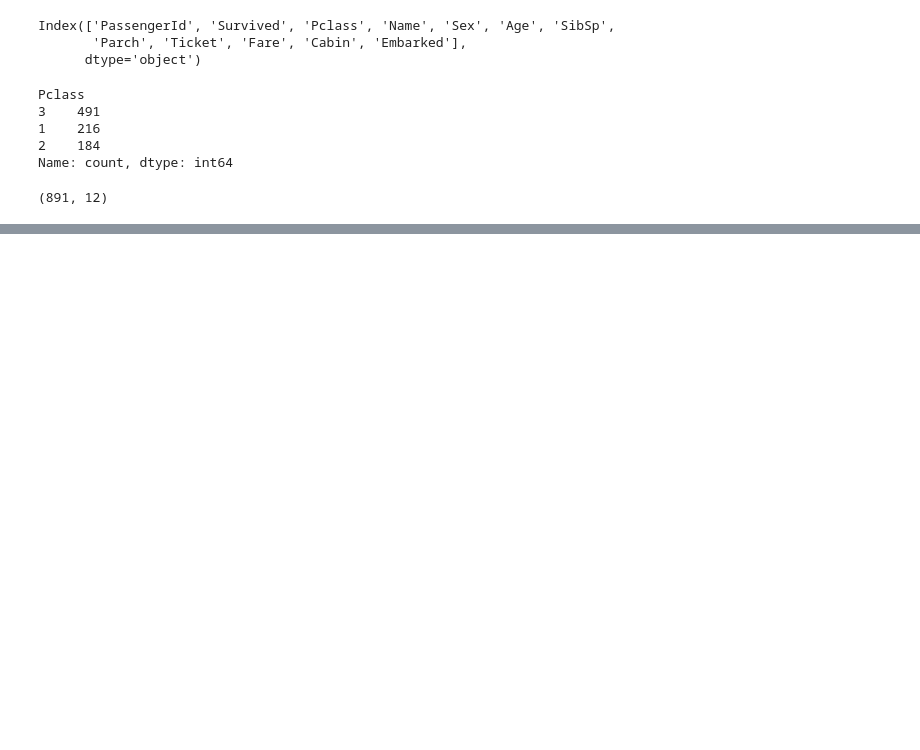
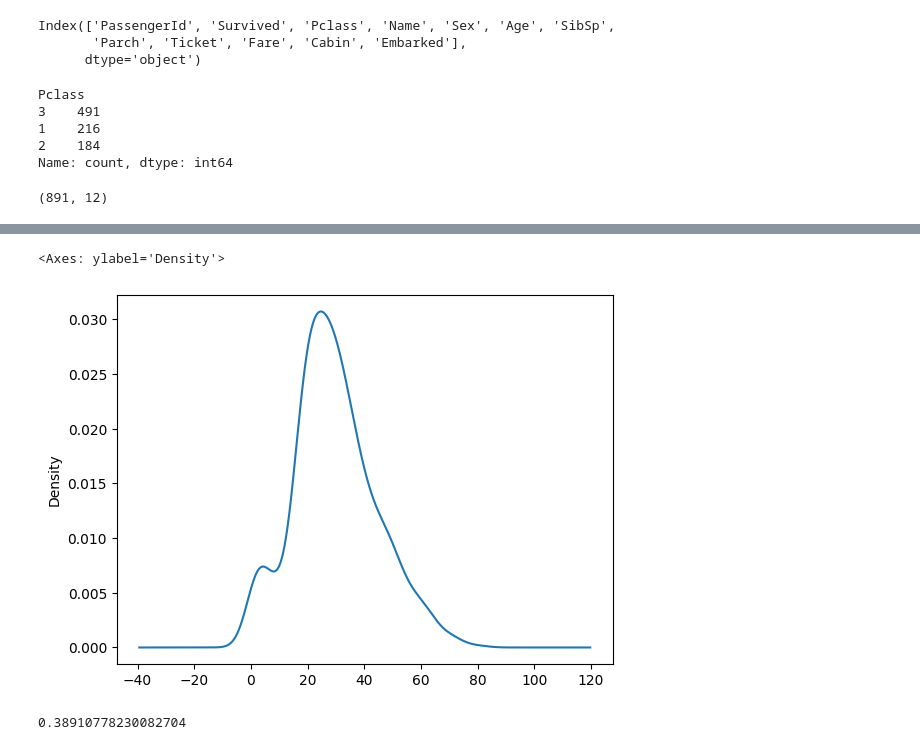
Before and after one commit to AgentAhmed/EDA_Titanic, a Jupyter notebook: EDA_titanic.ipynb, the cells around one changed output, grey strips where cells are left out. Drawn from its saved outputs; the diff is of its cells as text; code cells hidden in the pictures; blank space fills up the shorter version.

```diff
--- a/EDA_titanic.ipynb
+++ b/EDA_titanic.ipynb
@@ -44,0 +101,9 @@ df.shape
+# %%
+df['Age'].plot(kind='kde')
+# %% [output]
+<Axes: ylabel='Density'>
+[figure, added]
+# %%
+df['Age'].skew() # here it's near normal distribution
+# %% [output]
+0.38910778230082704
```
Also changed, not shown: parts of 36 cells of this notebook.
